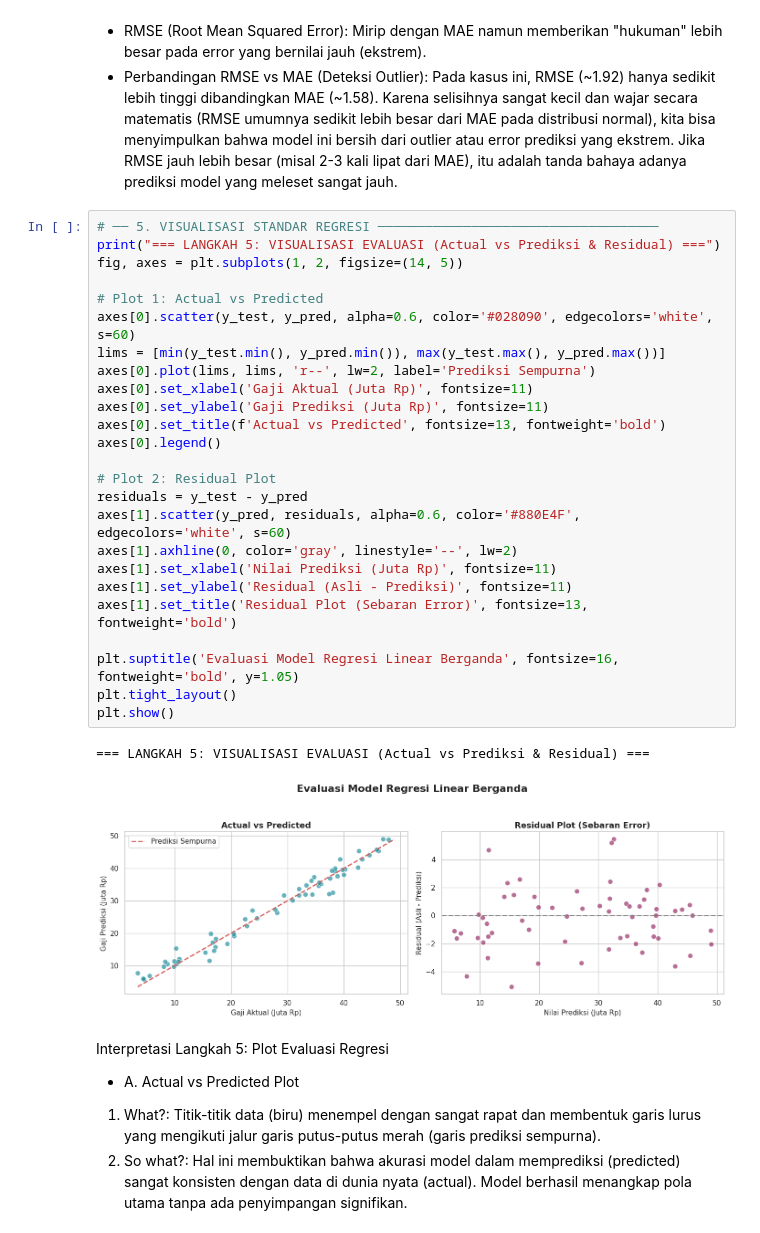
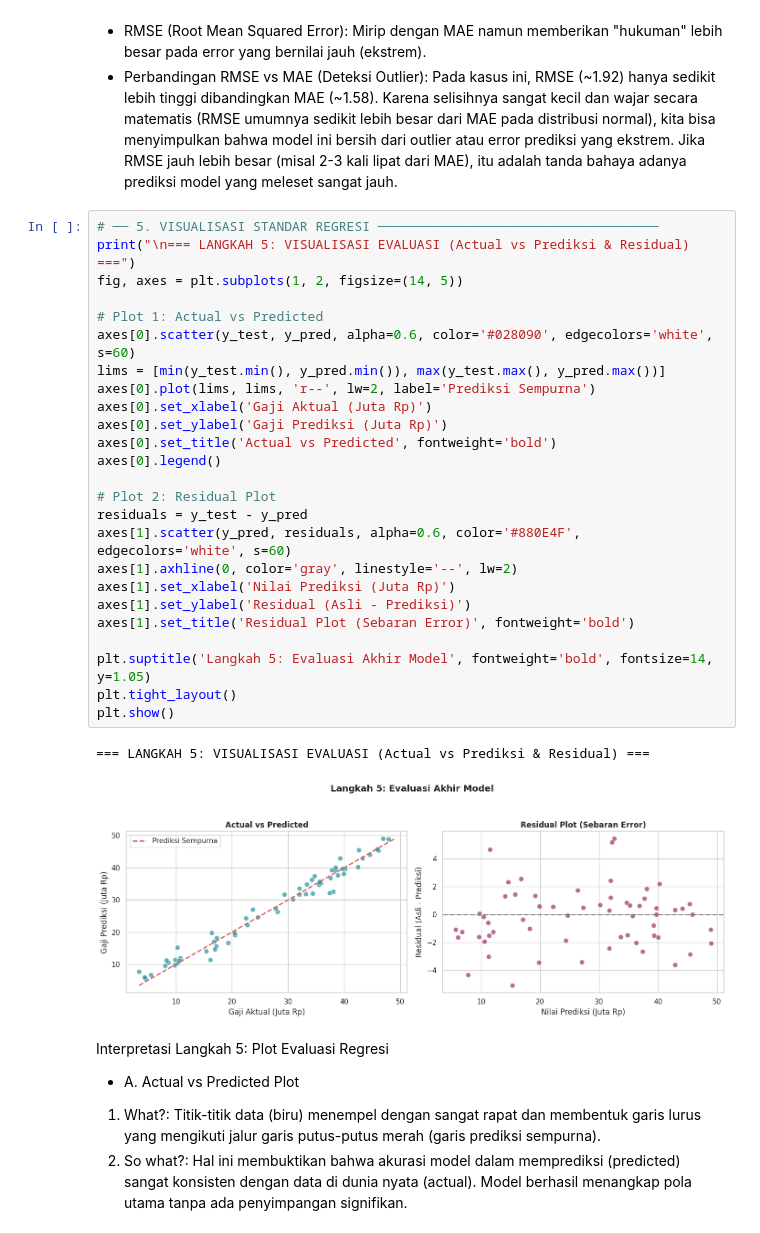
Before and after one commit to noone878/DataScience_230401010262_SEPTIAN-AL-RIZKI, a Jupyter notebook: Pertemuan7_SEPTIAN_AL_RIZKI_230401010262.ipynb, the cells around one changed output. Cells and saved outputs as stored; diff of their text form.

```diff
--- a/Pertemuan7_SEPTIAN_AL_RIZKI_230401010262.ipynb
+++ b/Pertemuan7_SEPTIAN_AL_RIZKI_230401010262.ipynb
@@ -147,32 +161,32 @@ Interpretasi Langkah 4: Metrik Evaluasi & Deteksi Outlier
 *   Perbandingan RMSE vs MAE (Deteksi Outlier): Pada kasus ini, RMSE (~1.92) hanya sedikit lebih tinggi dibandingkan MAE (~1.58). Karena selisihnya sangat kecil dan wajar secara matematis (RMSE umumnya sedikit lebih besar dari MAE pada distribusi normal), kita bisa menyimpulkan bahwa model ini bersih dari outlier atau error prediksi yang ekstrem. Jika RMSE jauh lebih besar (misal 2-3 kali lipat dari MAE), itu adalah tanda bahaya adanya prediksi model yang meleset sangat jauh.
 # %%
 # ── 5. VISUALISASI STANDAR REGRESI ────────────────────────────────────
-print("=== LANGKAH 5: VISUALISASI EVALUASI (Actual vs Prediksi & Residual) ===")
+print("\n=== LANGKAH 5: VISUALISASI EVALUASI (Actual vs Prediksi & Residual) ===")
 fig, axes = plt.subplots(1, 2, figsize=(14, 5))
 
 # Plot 1: Actual vs Predicted
 axes[0].scatter(y_test, y_pred, alpha=0.6, color='#028090', edgecolors='white', s=60)
 lims = [min(y_test.min(), y_pred.min()), max(y_test.max(), y_pred.max())]
 axes[0].plot(lims, lims, 'r--', lw=2, label='Prediksi Sempurna')
-axes[0].set_xlabel('Gaji Aktual (Juta Rp)', fontsize=11)
-axes[0].set_ylabel('Gaji Prediksi (Juta Rp)', fontsize=11)
-axes[0].set_title(f'Actual vs Predicted', fontsize=13, fontweight='bold')
+axes[0].set_xlabel('Gaji Aktual (Juta Rp)')
+axes[0].set_ylabel('Gaji Prediksi (Juta Rp)')
+axes[0].set_title('Actual vs Predicted', fontweight='bold')
 axes[0].legend()
 
 # Plot 2: Residual Plot
 residuals = y_test - y_pred
 axes[1].scatter(y_pred, residuals, alpha=0.6, color='#880E4F', edgecolors='white', s=60)
 axes[1].axhline(0, color='gray', linestyle='--', lw=2)
-axes[1].set_xlabel('Nilai Prediksi (Juta Rp)', fontsize=11)
-axes[1].set_ylabel('Residual (Asli - Prediksi)', fontsize=11)
-axes[1].set_title('Residual Plot (Sebaran Error)', fontsize=13, fontweight='bold')
+axes[1].set_xlabel('Nilai Prediksi (Juta Rp)')
+axes[1].set_ylabel('Residual (Asli - Prediksi)')
+axes[1].set_title('Residual Plot (Sebaran Error)', fontweight='bold')
 
-plt.suptitle('Evaluasi Model Regresi Linear Berganda', fontsize=16, fontweight='bold', y=1.05)
+plt.suptitle('Langkah 5: Evaluasi Akhir Model', fontweight='bold', fontsize=14, y=1.05)
 plt.tight_layout()
 plt.show()
 # %% [output]
 === LANGKAH 5: VISUALISASI EVALUASI (Actual vs Prediksi & Residual) ===
-[figure, old version]
+[figure, new version]
 # %% [markdown]
 Interpretasi Langkah 5: Plot Evaluasi Regresi
 
```
Also changed, not shown: parts of 7 cells of this notebook.
